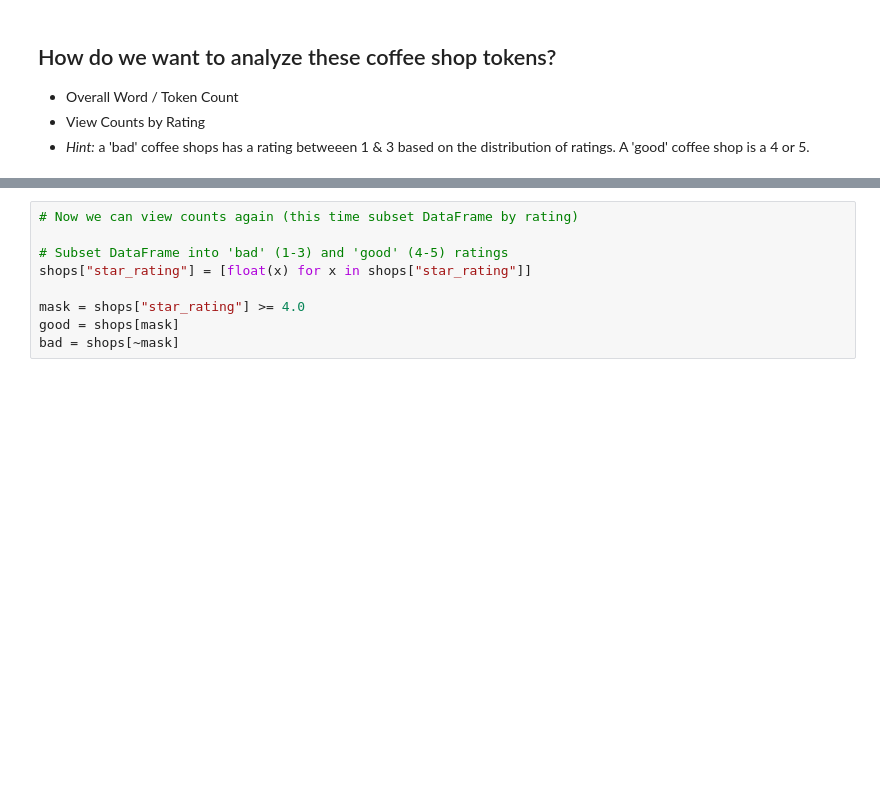
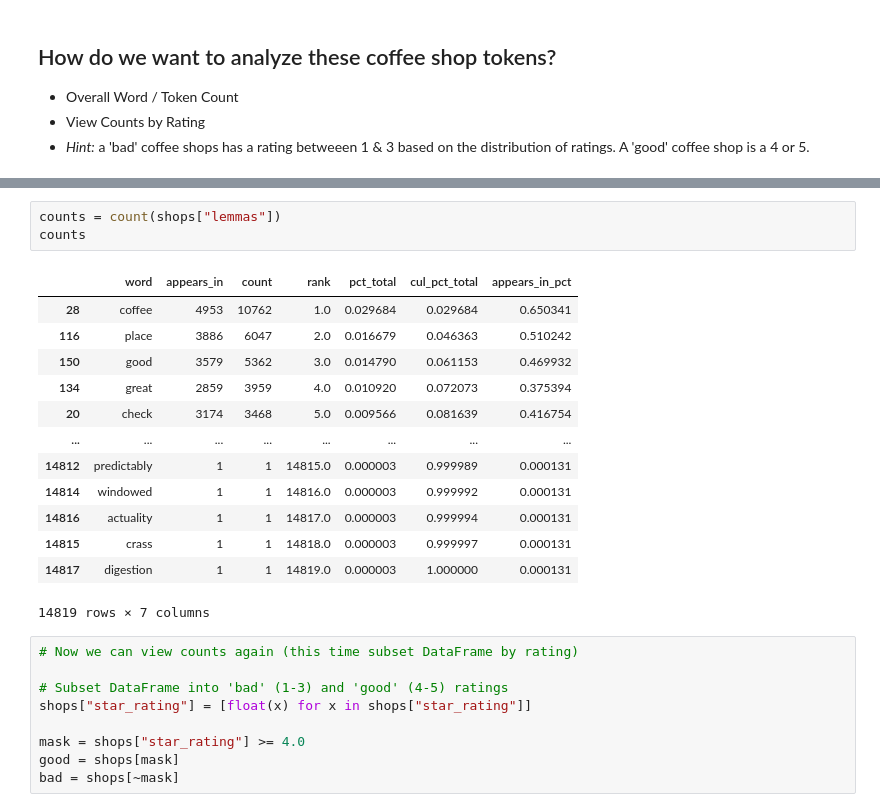
Before and after one commit to dakotagporter/DS-Unit-4-Sprint-1-NLP, a Jupyter notebook: module1-text-data/LS_DS_411_Text_Data_Assignment.ipynb, the cells around one changed output, grey strips where cells are left out. Drawn from its saved outputs; the diff is of its cells as text; blank space fills up the shorter version.

```diff
--- a/module1-text-data/LS_DS_411_Text_Data_Assignment.ipynb
+++ b/module1-text-data/LS_DS_411_Text_Data_Assignment.ipynb
@@ -131,3 +163,20 @@ shops.head()
+# %%
+counts = count(shops["lemmas"])
+counts
+# %% [output]
+|  | word | appears_in | count | rank | pct_total | cul_pct_total | appears_in_pct |
+| 28 | coffee | 4953 | 10762 | 1.0 | 0.029684 | 0.029684 | 0.650341 |
+| 116 | place | 3886 | 6047 | 2.0 | 0.016679 | 0.046363 | 0.510242 |
+| 150 | good | 3579 | 5362 | 3.0 | 0.014790 | 0.061153 | 0.469932 |
+| 134 | great | 2859 | 3959 | 4.0 | 0.010920 | 0.072073 | 0.375394 |
+| 20 | check | 3174 | 3468 | 5.0 | 0.009566 | 0.081639 | 0.416754 |
+| ... | ... | ... | ... | ... | ... | ... | ... |
+| 14812 | predictably | 1 | 1 | 14815.0 | 0.000003 | 0.999989 | 0.000131 |
+| 14814 | windowed | 1 | 1 | 14816.0 | 0.000003 | 0.999992 | 0.000131 |
+| 14816 | actuality | 1 | 1 | 14817.0 | 0.000003 | 0.999994 | 0.000131 |
+| 14815 | crass | 1 | 1 | 14818.0 | 0.000003 | 0.999997 | 0.000131 |
+| 14817 | digestion | 1 | 1 | 14819.0 | 0.000003 | 1.000000 | 0.000131 |
+14819 rows × 7 columns
 # %%
 # Now we can view counts again (this time subset DataFrame by rating)
 
```
Also changed, not shown: parts of 11 cells of this notebook, 3 other files.
